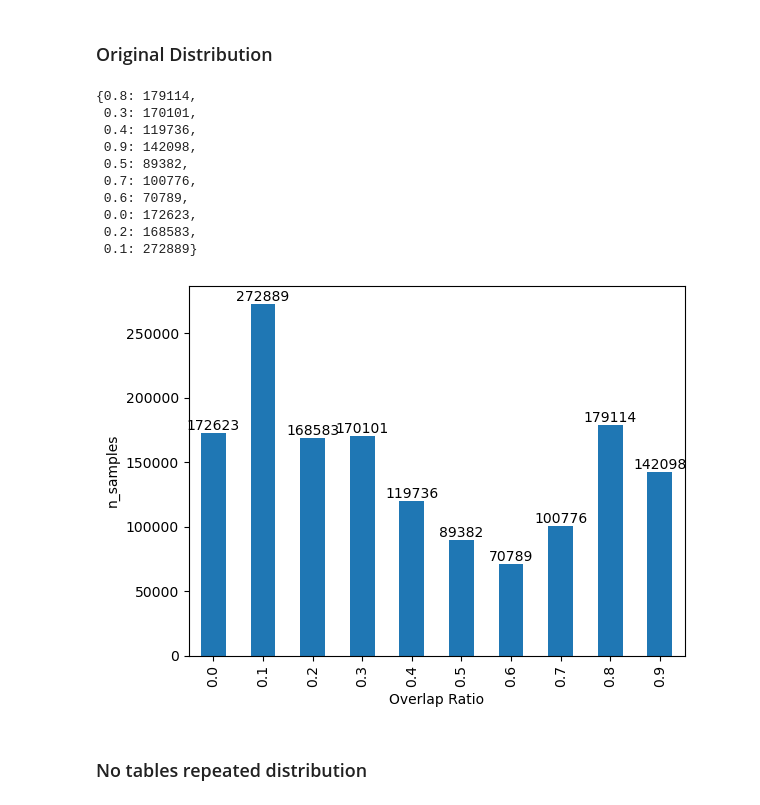
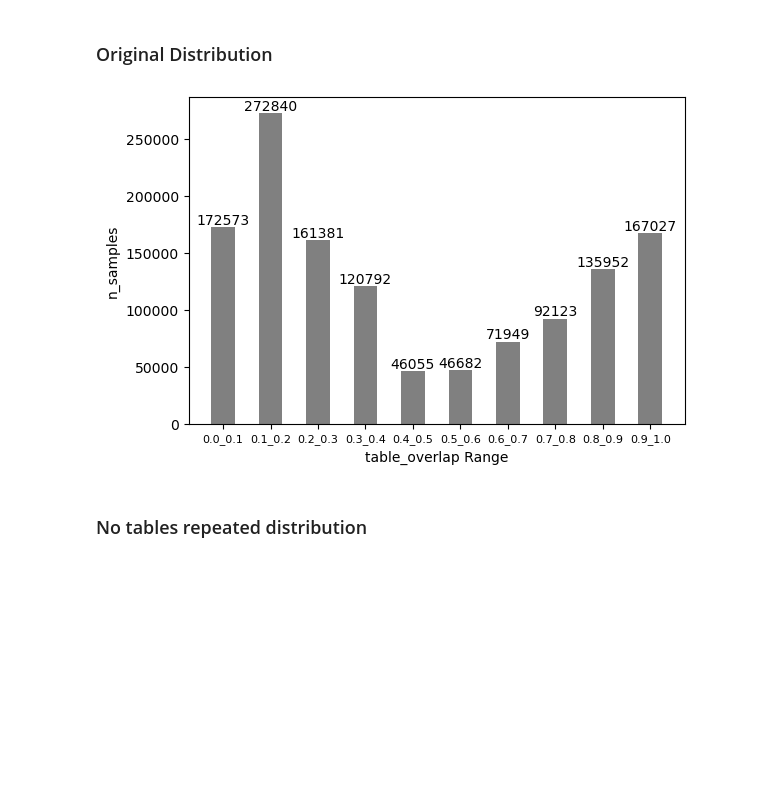
Before and after one commit to frapugna/GNNTE, a Jupyter notebook: _data_visualization.ipynb, the cells around one changed output. Saved outputs shown, nothing was run; the diff lists cells and outputs as text; code cells hidden in the pictures; blank space fills up the shorter version.

Commit message:
Added charts

```diff
--- a/_data_visualization.ipynb
+++ b/_data_visualization.ipynb
@@ -13,20 +13,9 @@ from _performance_computation import *
 # %% [markdown]
 ### Original Distribution
 # %%
-original_dataset = pd.read_csv('/home/francesco.pugnaloni/GNNTE/Datasets/wikipedia_datasets/1MR/samples.csv')
-show_samples_distribution(original_dataset)
+plot_data_distribution('/home/francesco.pugnaloni/GNNTE/Datasets/2_WikiTables/1M_wikitables_disjointed/all_samples.csv','table_overlap')
 # %% [output]
-{0.8: 179114,
- 0.3: 170101,
- 0.4: 119736,
- 0.9: 142098,
- 0.5: 89382,
- 0.7: 100776,
- 0.6: 70789,
- 0.0: 172623,
- 0.2: 168583,
- 0.1: 272889}
-[figure, old version]
+[figure, new version]
 # %% [markdown]
 ### No tables repeated distribution
 # %% [markdown]
```
Also changed, not shown: parts of 50 cells of this notebook, 6 other files.
